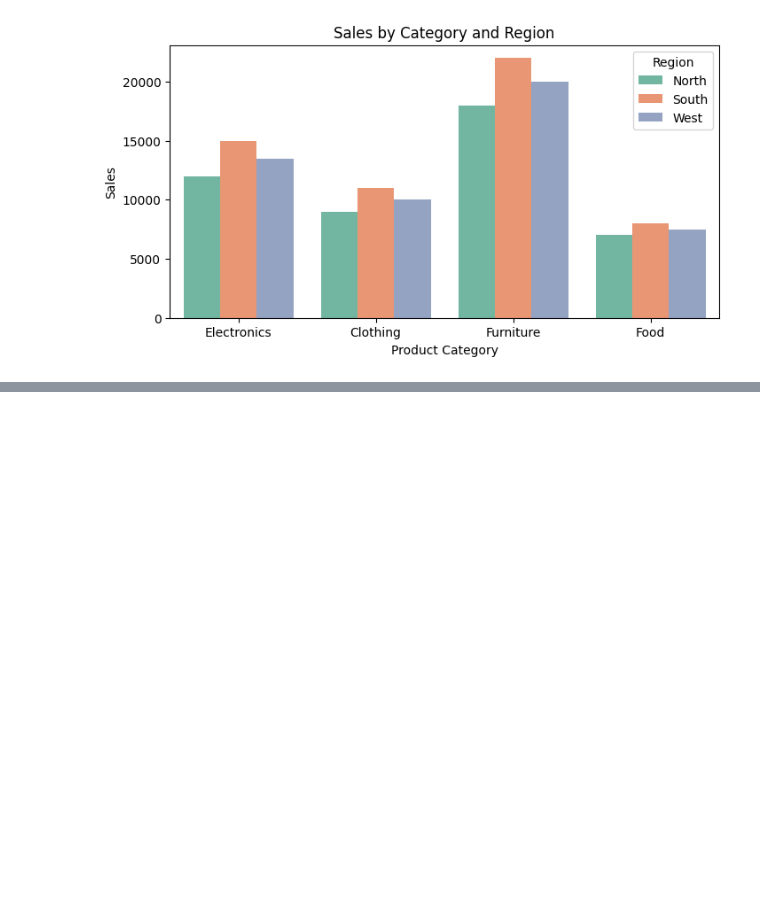
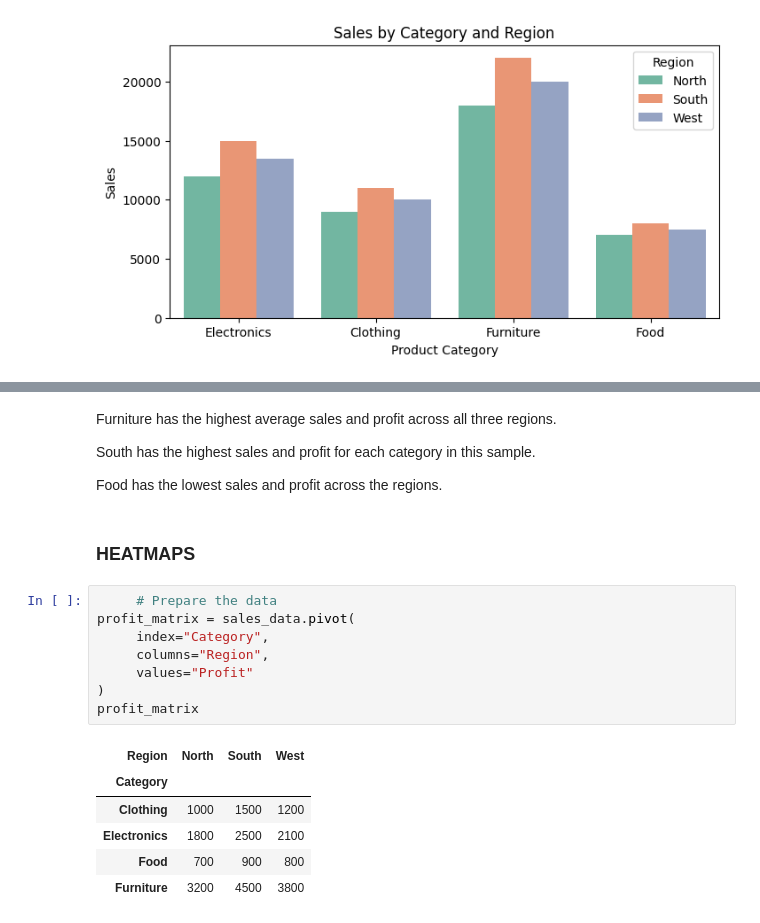
Before and after one commit to ivaibhavpawar1045/Python-Data-Analytics, a Jupyter notebook: 34_Advanced_Seaborn_Visualization/practice.ipynb, the cells around one changed output, grey strips where cells are left out. Saved outputs shown, nothing was run; the diff lists cells and outputs as text; blank space fills up the shorter version.

```diff
--- a/34_Advanced_Seaborn_Visualization/practice.ipynb
+++ b/34_Advanced_Seaborn_Visualization/practice.ipynb
@@ -108,0 +109,27 @@ plt.show()
+# %% [markdown]
+Furniture has the highest average sales and profit across all three regions.
+
+
+
+South has the highest sales and profit for each category in this sample.
+
+
+
+Food has the lowest sales and profit across the regions.
+# %% [markdown]
+### HEATMAPS
+# %%
+     # Prepare the data
+profit_matrix = sales_data.pivot(
+     index="Category",
+     columns="Region",
+     values="Profit"
+)
+profit_matrix
+# %% [output]
+| Region | North | South | West |
+| Category |  |  |  |
+| Clothing | 1000 | 1500 | 1200 |
+| Electronics | 1800 | 2500 | 2100 |
+| Food | 700 | 900 | 800 |
+| Furniture | 3200 | 4500 | 3800 |
```
Also changed, not shown: parts of 2 cells of this notebook.
